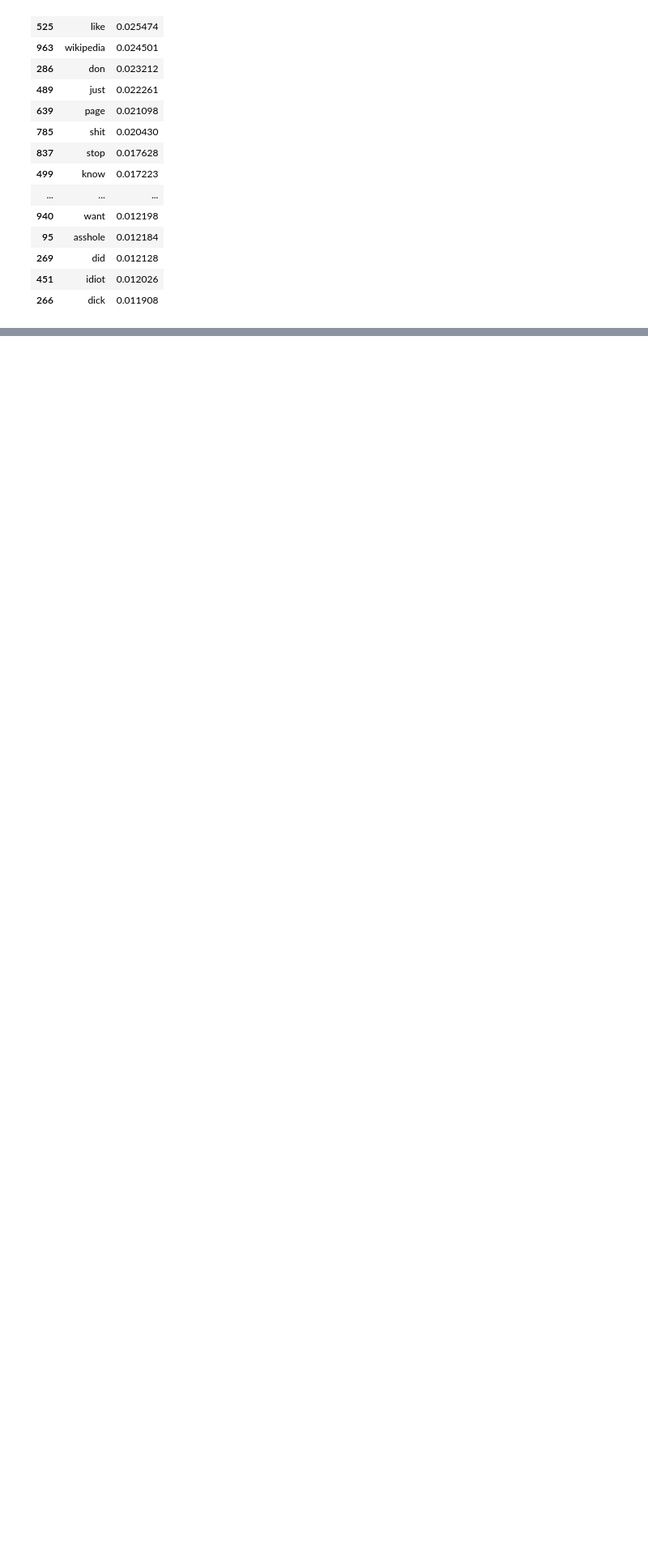
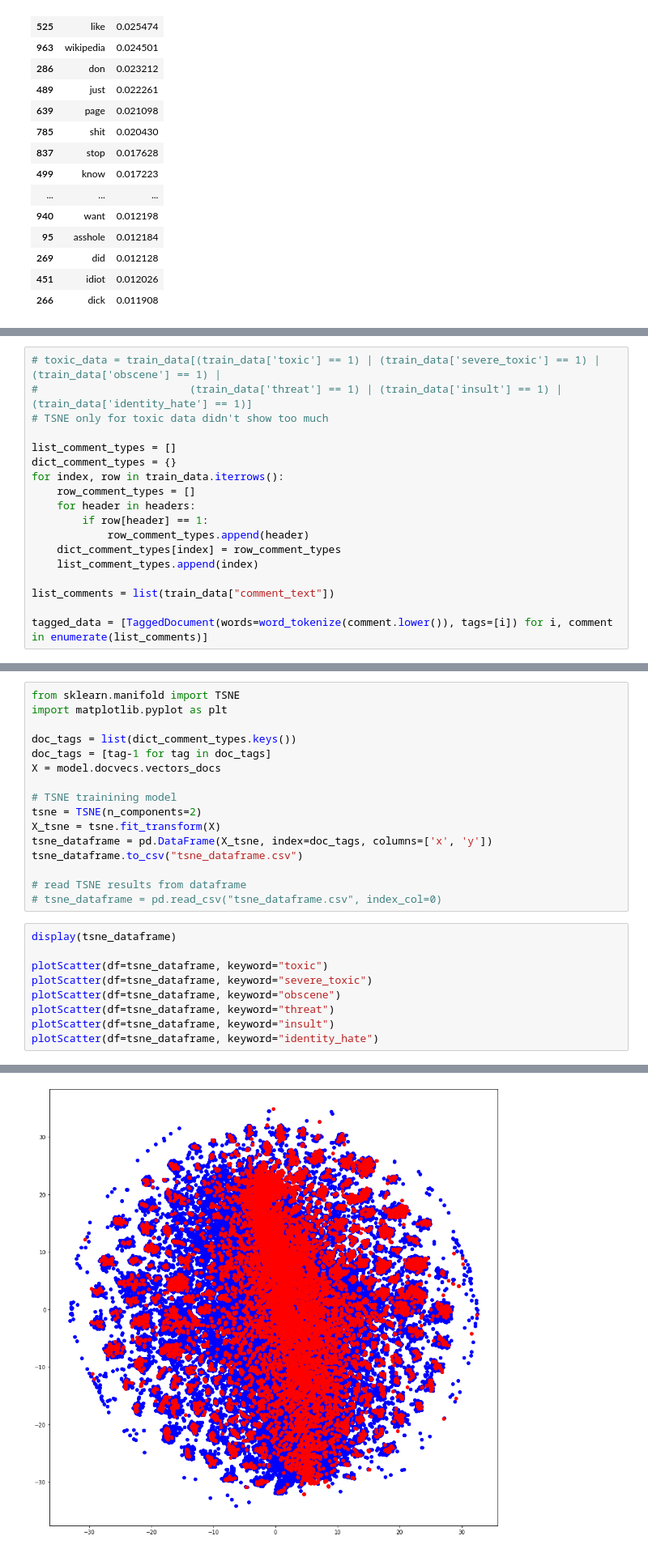
Before and after one commit to dwitek/Toxic-Comment-Classification, a Jupyter notebook: Data Mining.ipynb, the cells around one changed output, grey strips where cells are left out. Shown: that part at 81% size. Saved outputs shown, nothing was run; the diff lists cells and outputs as text; blank space fills up the shorter version.

Commit message:
Doc2Vec and TSNE for train dataset

```diff
--- a/Data Mining.ipynb
+++ b/Data Mining.ipynb
@@ -234,0 +245,18 @@ TF IDF per all comment types
+# %%
+# toxic_data = train_data[(train_data['toxic'] == 1) | (train_data['severe_toxic'] == 1) | (train_data['obscene'] == 1) |
+#                        (train_data['threat'] == 1) | (train_data['insult'] == 1) | (train_data['identity_hate'] == 1)]
+# TSNE only for toxic data didn't show too much
+
+list_comment_types = []
+dict_comment_types = {}
+for index, row in train_data.iterrows():
+    row_comment_types = []
+    for header in headers:
+        if row[header] == 1:
+            row_comment_types.append(header)
+    dict_comment_types[index] = row_comment_types
+    list_comment_types.append(index)
+
+list_comments = list(train_data["comment_text"])
+
+tagged_data = [TaggedDocument(words=word_tokenize(comment.lower()), tags=[i]) for i, comment in enumerate(list_comments)]
@@ -234,0 +335,26 @@ TF IDF per all comment types
+# %%
+from sklearn.manifold import TSNE
+import matplotlib.pyplot as plt
+
+doc_tags = list(dict_comment_types.keys())
+doc_tags = [tag-1 for tag in doc_tags]
+X = model.docvecs.vectors_docs
+
+# TSNE trainining model
+tsne = TSNE(n_components=2)
+X_tsne = tsne.fit_transform(X)
+tsne_dataframe = pd.DataFrame(X_tsne, index=doc_tags, columns=['x', 'y'])
+tsne_dataframe.to_csv("tsne_dataframe.csv")
+
+# read TSNE results from dataframe
+# tsne_dataframe = pd.read_csv("tsne_dataframe.csv", index_col=0)
+# %%
+display(tsne_dataframe)
+
+plotScatter(df=tsne_dataframe, keyword="toxic")
+plotScatter(df=tsne_dataframe, keyword="severe_toxic")
+plotScatter(df=tsne_dataframe, keyword="obscene")
+plotScatter(df=tsne_dataframe, keyword="threat")
+plotScatter(df=tsne_dataframe, keyword="insult")
+plotScatter(df=tsne_dataframe, keyword="identity_hate")
+# %% [output]
@@ -234,0 +374 @@ TF IDF per all comment types
+[figure, added]
```
Also changed, not shown: parts of 5 cells of this notebook, 5 other files.
